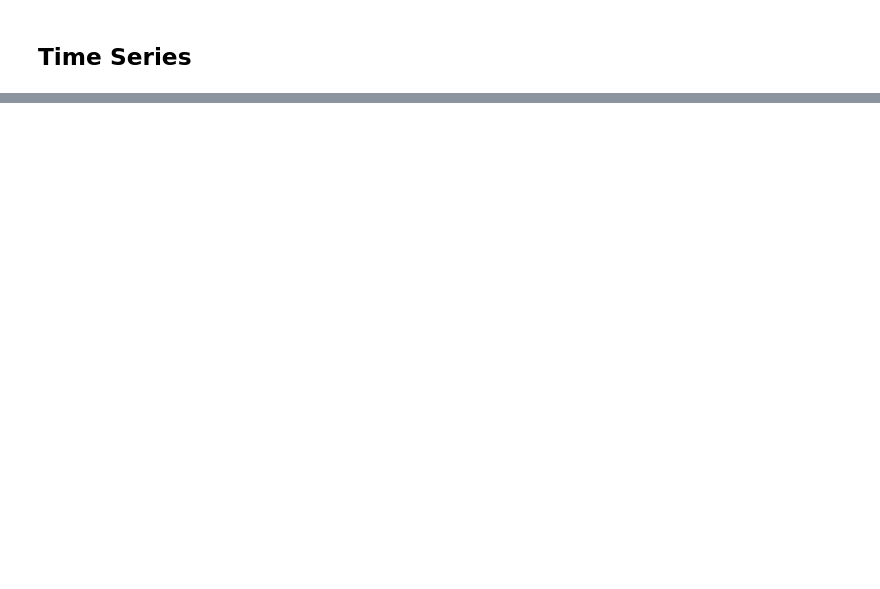
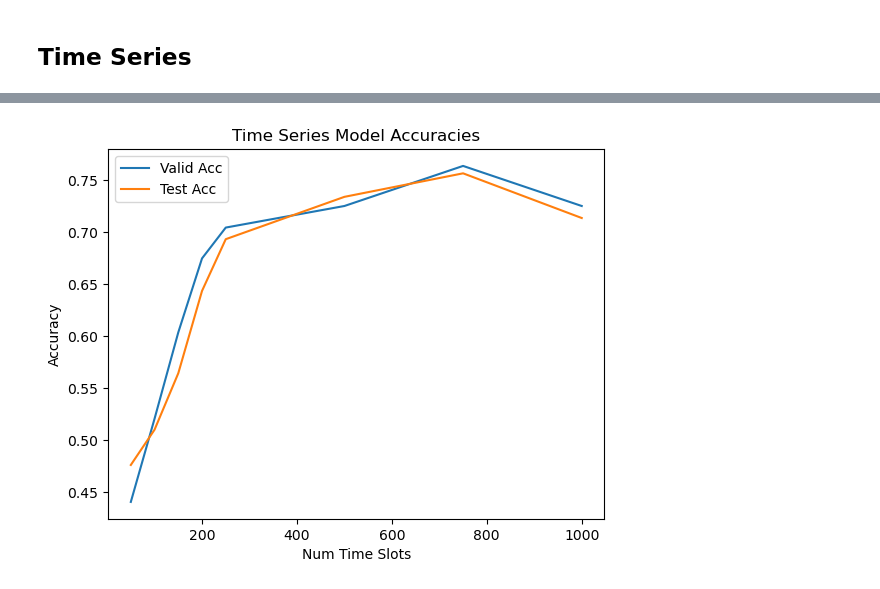
Before and after one commit to ykozxy/EEG-ERT, a Jupyter notebook: CNN_RNN.ipynb, the cells around one changed output, grey strips where cells are left out. Saved outputs shown, nothing was run; the diff lists cells and outputs as text; code cells hidden in the pictures; blank space fills up the shorter version.

```diff
--- a/CNN_RNN.ipynb
+++ b/CNN_RNN.ipynb
@@ -522,21 +523,22 @@ Test Acc: 0.7404
 # %% [markdown]
 ## Time Series
 # %%
-time_slots = [250, 500, 750, 1000]
+time_slots = [50, 100, 150, 200, 250, 500, 750, 1000]
 # %%
+valid_acc = {}
 test_acc = {}
 
 for ts in time_slots:
     train_data, valid_data, test_data = get_time_series_dataloader(ts)
 
-    time_model = RNNWithCNN()
+    time_model = RNNWithCNN(time_dim=ts)
     time_model.to(DEVICE)
 
-    optimizer = torch.optim.Adam(raw_model.parameters(), lr=0.001, weight_decay=1e-03)
+    optimizer = torch.optim.Adam(time_model.parameters(), lr=0.001, weight_decay=1e-03)
     scheduler = torch.optim.lr_scheduler.ReduceLROnPlateau(optimizer, mode='min', factor=0.5, patience=5, verbose=True)
 
     _ = train(
-        model=raw_model,
+        model=time_model,
         optimizer=optimizer,
         scheduler=scheduler,
         loss_func=nn.CrossEntropyLoss(),
@@ -554,7 +556,16 @@ for ts in time_slots:
     time_model.to(DEVICE)
     time_model.eval()
 
-    # Evaluate on frequency data
+    # Evaluate validation accuracies
+    valid_acc[ts] = 0
+    with torch.no_grad():
+        for X, y in valid_data:
+            X, y = X.to(DEVICE), y.to(DEVICE)
+            y_pred = time_model(X)
+            valid_acc[ts] += (y_pred.argmax(dim=1) == y.argmax(dim=1)).sum().item()
+    valid_acc[ts] /= len(valid_data.dataset)
+
+    # Evaluate test accuracies
     test_acc[ts] = 0
     with torch.no_grad():
         for X, y in test_data:
@@ -567,6 +594,10 @@ Using device: mps
 # %%
-plt.plot(test_acc.keys(), test_acc.values())
+plt.plot(valid_acc.keys(), valid_acc.values(), label="Valid Acc")
+plt.plot(test_acc.keys(), test_acc.values(), label="Test Acc")
+plt.legend()
 plt.title("Time Series Model Accuracies")
 plt.xlabel("Num Time Slots")
 plt.ylabel("Accuracy")
 plt.show()
+# %% [output]
+[figure, added]
```
Also changed, not shown: parts of 13 cells of this notebook.
